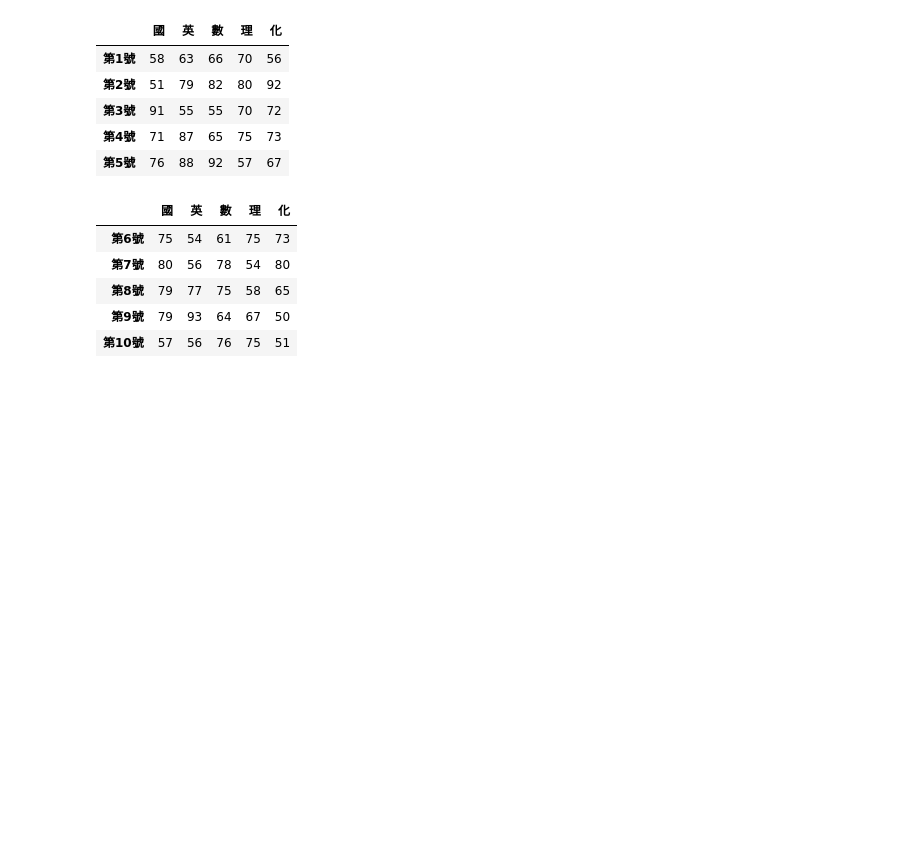
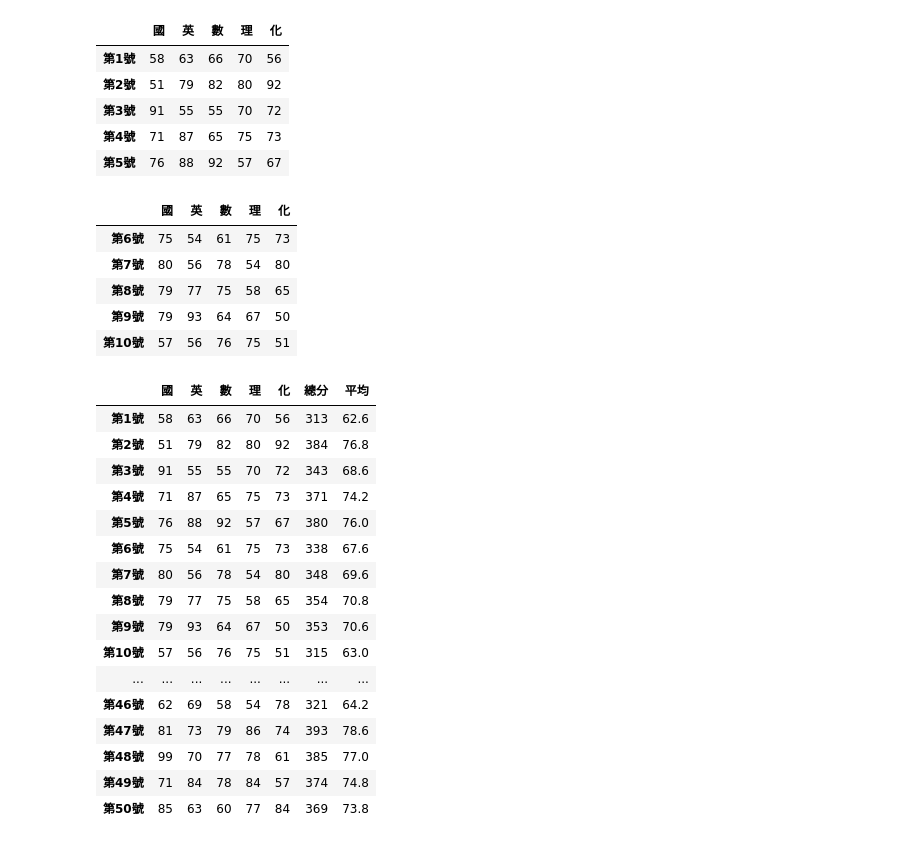
Before and after one commit to tzuhung1985/_1130627_, a Jupyter notebook: lesson4.ipynb, the cells around one changed output. Saved outputs shown, nothing was run; the diff lists cells and outputs as text; code cells hidden in the pictures; blank space fills up the shorter version.

```diff
--- a/lesson4.ipynb
+++ b/lesson4.ipynb
@@ -61,3 +61,5 @@ df1.loc["第6號":"第10號"]
 | 第8號 | 79 | 77 | 75 | 58 | 65 |
 | 第9號 | 79 | 93 | 64 | 67 | 50 |
 | 第10號 | 57 | 56 | 76 | 75 | 51 |
+# %%
+student_sum=df1.sum(axis=1)
@@ -63,0 +68,22 @@ df1.loc["第6號":"第10號"]
+# %%
+df1["總分"]=student_sum
+df1["平均"]=student_mean
+df1
+# %% [output]
+|  | 國 | 英 | 數 | 理 | 化 | 總分 | 平均 |
+| 第1號 | 58 | 63 | 66 | 70 | 56 | 313 | 62.6 |
+| 第2號 | 51 | 79 | 82 | 80 | 92 | 384 | 76.8 |
+| 第3號 | 91 | 55 | 55 | 70 | 72 | 343 | 68.6 |
+| 第4號 | 71 | 87 | 65 | 75 | 73 | 371 | 74.2 |
+| 第5號 | 76 | 88 | 92 | 57 | 67 | 380 | 76.0 |
+| 第6號 | 75 | 54 | 61 | 75 | 73 | 338 | 67.6 |
+| 第7號 | 80 | 56 | 78 | 54 | 80 | 348 | 69.6 |
+| 第8號 | 79 | 77 | 75 | 58 | 65 | 354 | 70.8 |
+| 第9號 | 79 | 93 | 64 | 67 | 50 | 353 | 70.6 |
+| 第10號 | 57 | 56 | 76 | 75 | 51 | 315 | 63.0 |
+| ... | ... | ... | ... | ... | ... | ... | ... |
+| 第46號 | 62 | 69 | 58 | 54 | 78 | 321 | 64.2 |
+| 第47號 | 81 | 73 | 79 | 86 | 74 | 393 | 78.6 |
+| 第48號 | 99 | 70 | 77 | 78 | 61 | 385 | 77.0 |
+| 第49號 | 71 | 84 | 78 | 84 | 57 | 374 | 74.8 |
+| 第50號 | 85 | 63 | 60 | 77 | 84 | 369 | 73.8 |
```
Also changed, not shown: parts of 5 cells of this notebook.
